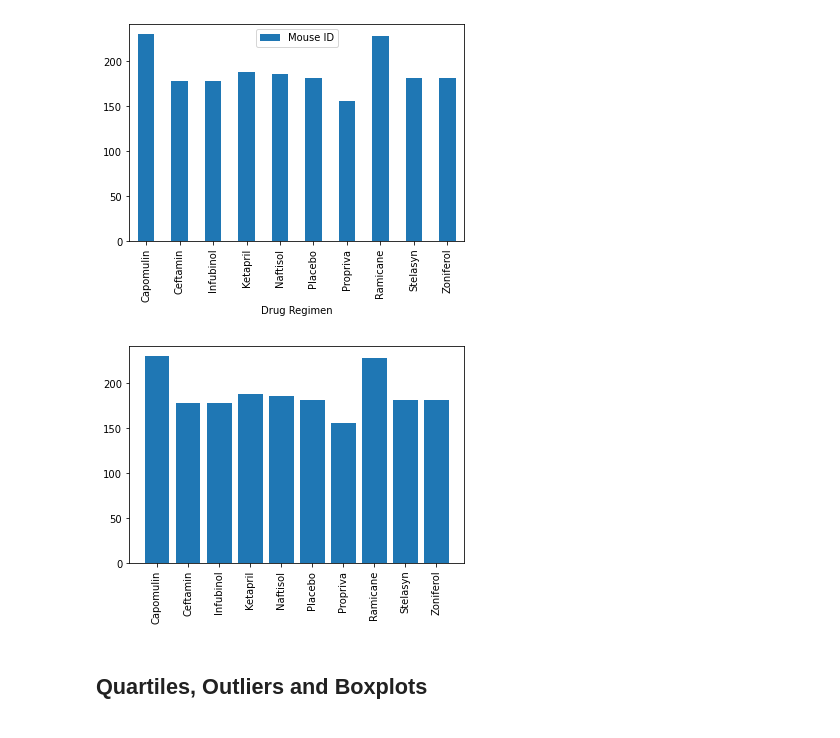
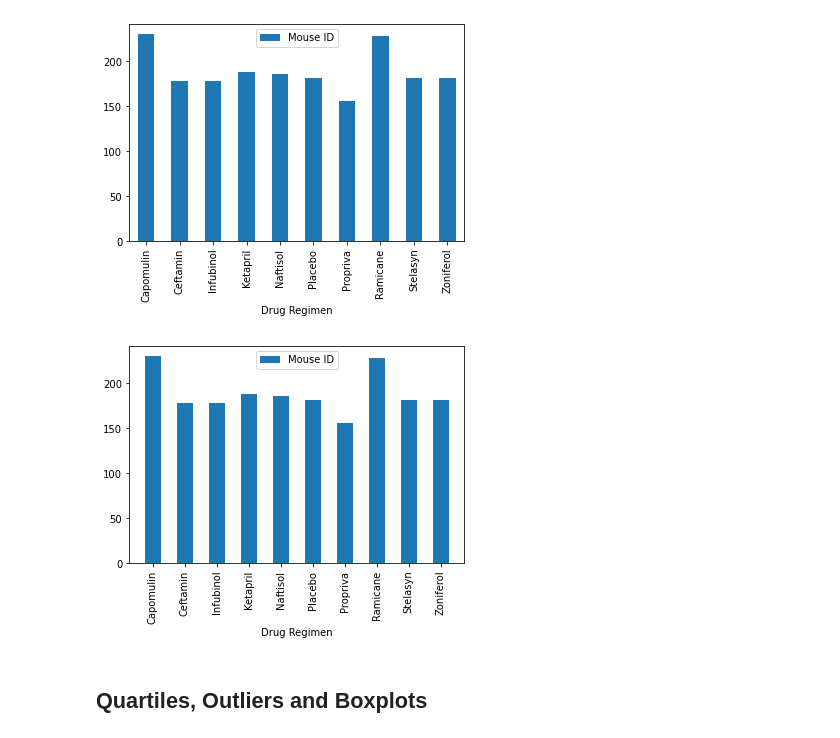
Before and after one commit to JGarvert/Matplotlib_homework, a Jupyter notebook: pymaceuticals_starter.ipynb, the cells around one changed output. Saved outputs shown, nothing was run; the diff lists cells and outputs as text; code cells hidden in the pictures.

Commit message:
bar charts now formatted the same

```diff
--- a/pymaceuticals_starter.ipynb
+++ b/pymaceuticals_starter.ipynb
@@ -151,14 +151,17 @@ drug_plot_pandas = drug_reg.plot.bar()
 # %%
 # Generate a bar plot showing the total number of measurements taken on each drug regimen using pyplot.
 x_axis = drug_reg.index.tolist()
 y_data = drug_reg["Mouse ID"].tolist()
 
 
-plt.bar(x_axis, y_data)
+plt.bar(x_axis, y_data, width = .5)
 plt.xticks(rotation = 90)
+plt.xlabel("Drug Regimen")
+plt.legend(['Mouse ID'])
+
 plt.show()
 # %% [output]
-[figure, old version]
+[figure, new version]
 # %%
 # Generate a pie plot showing the distribution of female versus male mice using pandas
 # %%
```
